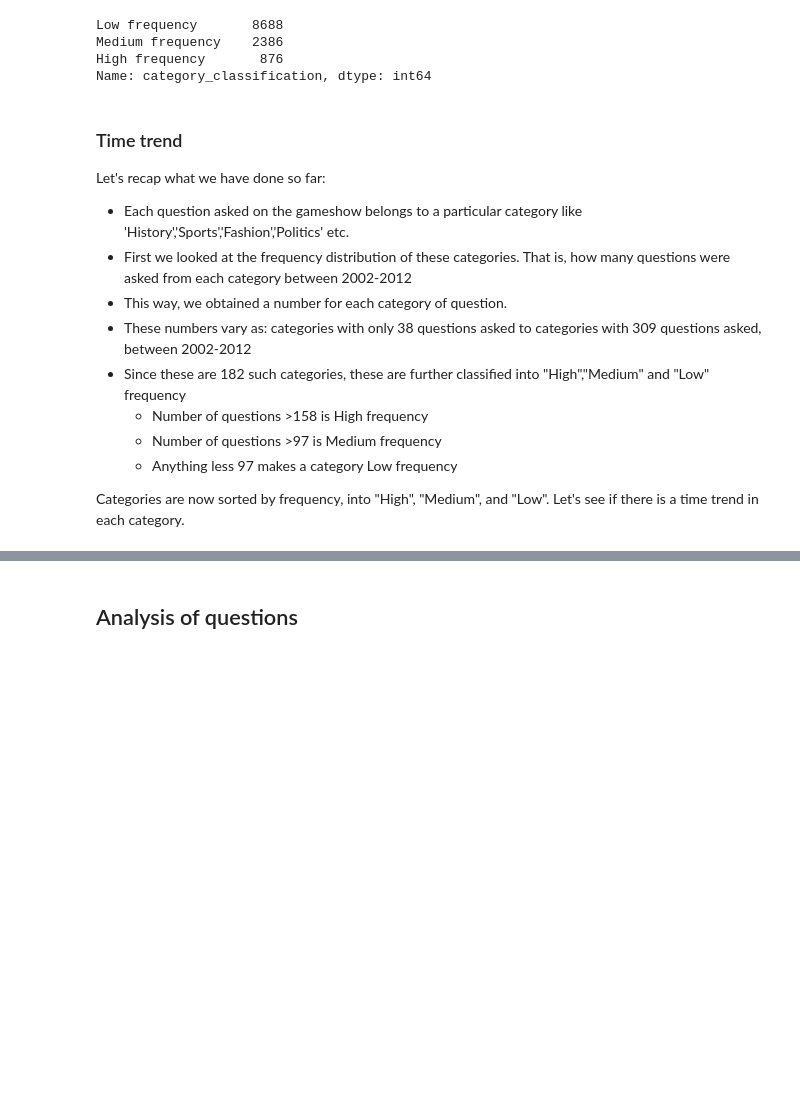
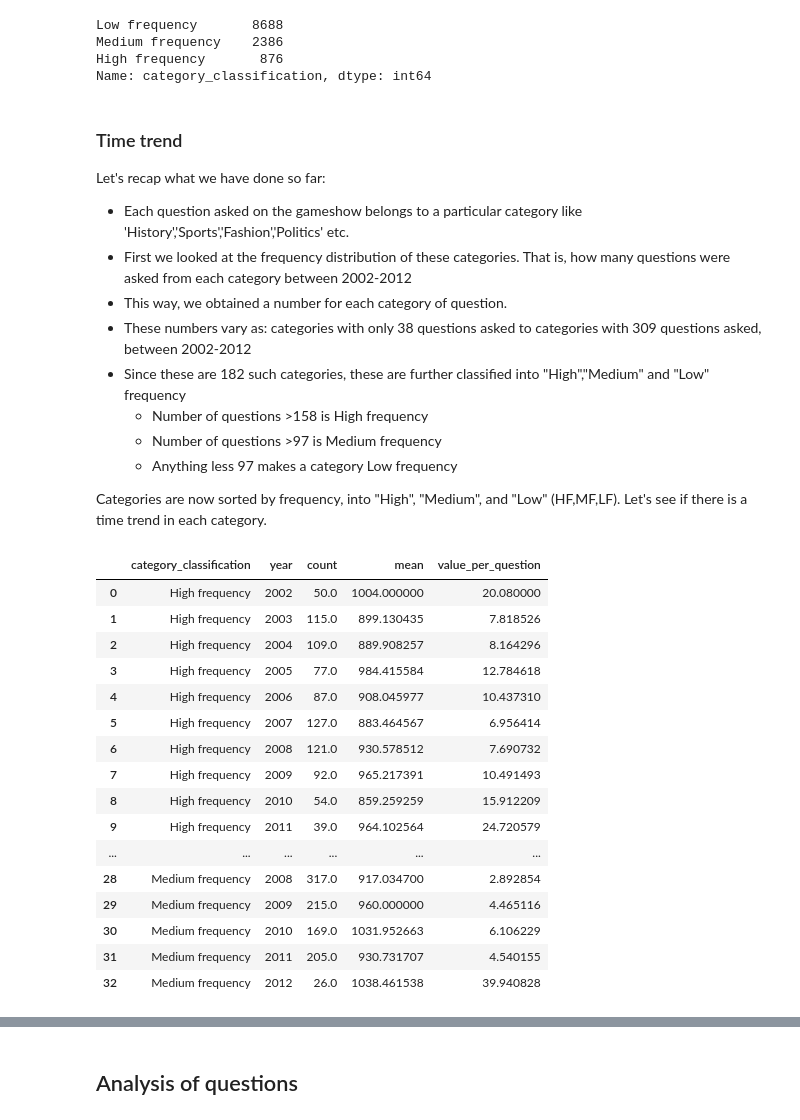
Before and after one commit to rajatbarve/Jeopardy, a Jupyter notebook: Jeopardy_game.ipynb, the cells around one changed output, grey strips where cells are left out. Cells and saved outputs as stored; diff of their text form; code cells hidden in the pictures; blank space fills up the shorter version.

```diff
--- a/Jeopardy_game.ipynb
+++ b/Jeopardy_game.ipynb
@@ -331,7 +338,31 @@ Let's recap what we have done so far:
     -  Number of questions >97 is Medium frequency
     -  Anything less 97 makes a category Low frequency
 
-Categories are now sorted by frequency, into "High", "Medium", and "Low". Let's see if there is a time trend in each category.
+Categories are now sorted by frequency, into "High", "Medium", and "Low" (HF,MF,LF). Let's see if there is a time trend in each category.
+# %%
+jeopardy["year"]=jeopardy["Air Date"].dt.year
+dummy2=jeopardy.groupby(["category_classification","year"])["points"].describe().reset_index()
+dummy2["value_per_question"]=dummy["mean"]/dummy["count"]
+dummy2.drop(['std','min','25%','50%','75%','max'],axis=1,inplace=True)
+dummy2
+# %% [output]
+|  | category_classification | year | count | mean | value_per_question |
+| 0 | High frequency | 2002 | 50.0 | 1004.000000 | 20.080000 |
+| 1 | High frequency | 2003 | 115.0 | 899.130435 | 7.818526 |
+| 2 | High frequency | 2004 | 109.0 | 889.908257 | 8.164296 |
+| 3 | High frequency | 2005 | 77.0 | 984.415584 | 12.784618 |
+| 4 | High frequency | 2006 | 87.0 | 908.045977 | 10.437310 |
+| 5 | High frequency | 2007 | 127.0 | 883.464567 | 6.956414 |
+| 6 | High frequency | 2008 | 121.0 | 930.578512 | 7.690732 |
+| 7 | High frequency | 2009 | 92.0 | 965.217391 | 10.491493 |
+| 8 | High frequency | 2010 | 54.0 | 859.259259 | 15.912209 |
+| 9 | High frequency | 2011 | 39.0 | 964.102564 | 24.720579 |
+| ... | ... | ... | ... | ... | ... |
+| 28 | Medium frequency | 2008 | 317.0 | 917.034700 | 2.892854 |
+| 29 | Medium frequency | 2009 | 215.0 | 960.000000 | 4.465116 |
+| 30 | Medium frequency | 2010 | 169.0 | 1031.952663 | 6.106229 |
+| 31 | Medium frequency | 2011 | 205.0 | 930.731707 | 4.540155 |
+| 32 | Medium frequency | 2012 | 26.0 | 1038.461538 | 39.940828 |
 # %%
 fig=plt.figure(figsize=(10,8))
 jeopardy["year"]=jeopardy["Air Date"].dt.year
```
Also changed, not shown: parts of 9 cells of this notebook.
